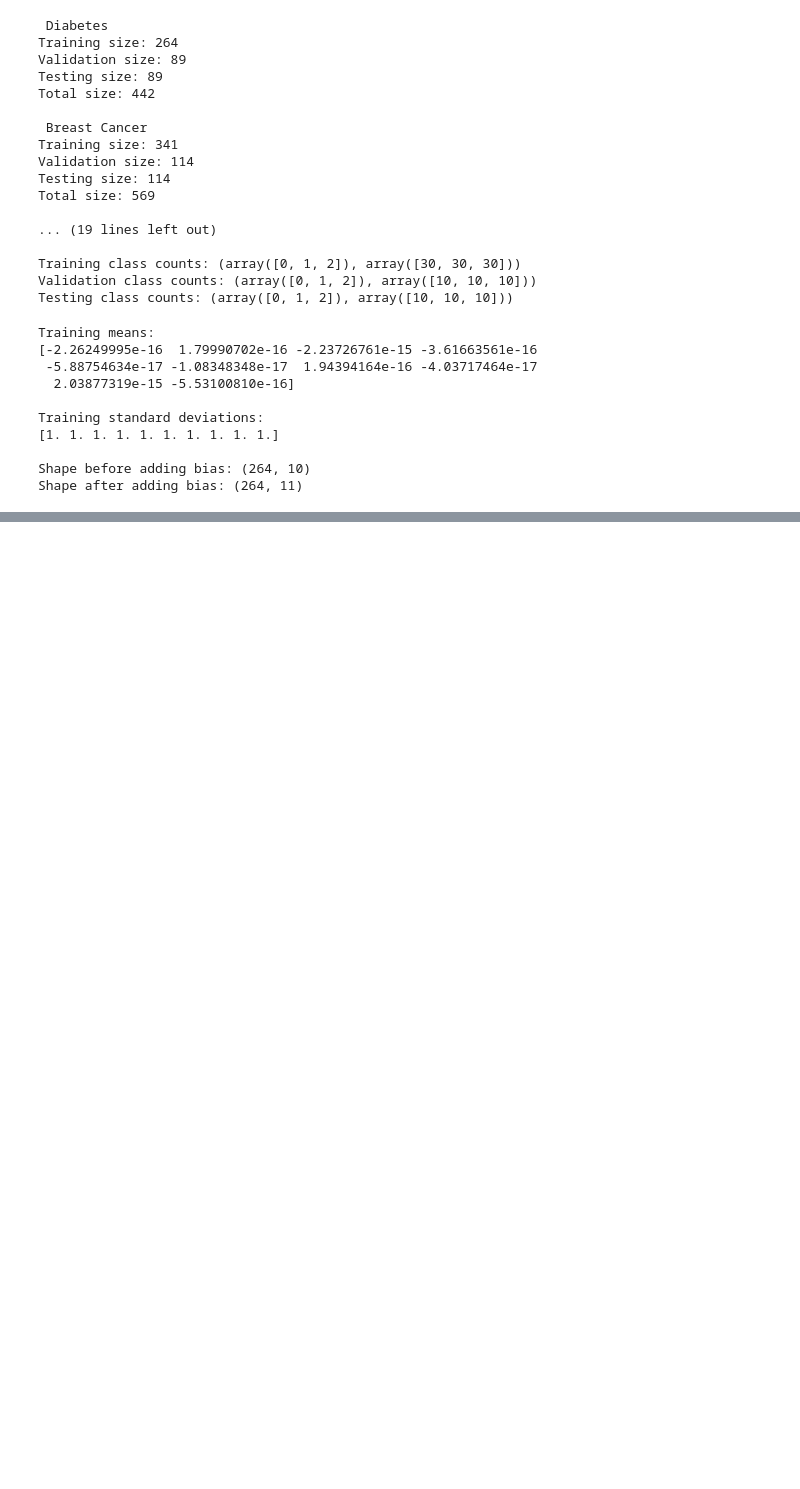
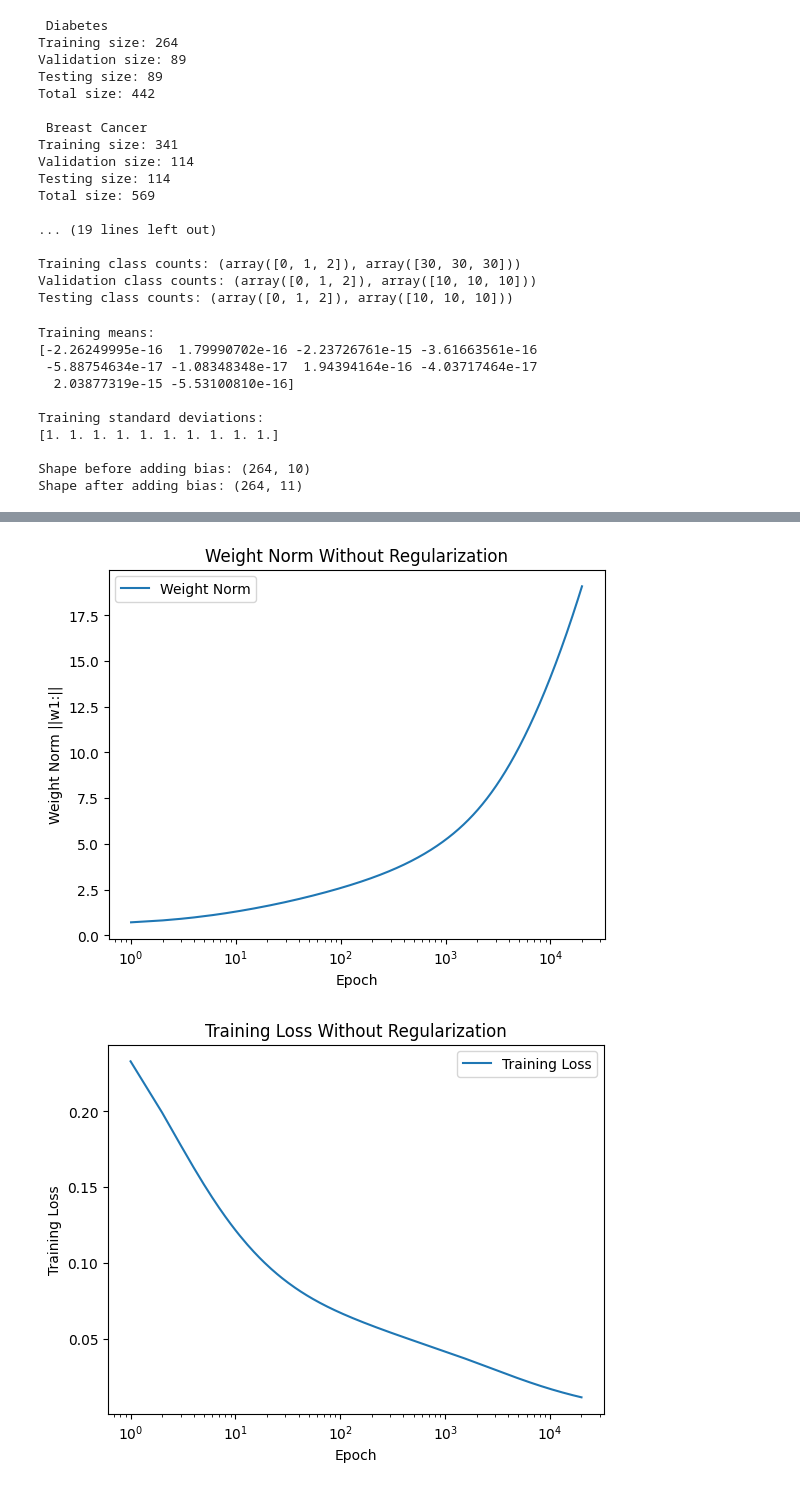
Before and after one commit to asmaa580/Linear-Models-and-Support-Vector-Machines, a Jupyter notebook: notebbok1.ipynb, the cells around one changed output, grey strips where cells are left out. Cells and saved outputs as stored; diff of their text form; code cells hidden in the pictures; blank space fills up the shorter version.

```diff
--- a/notebbok1.ipynb
+++ b/notebbok1.ipynb
@@ -211,0 +528,13 @@ def classification_metrics(cm):
+# %%
+learning_rates=[0.01,0.1,1,5,20]
+lam=0.01
+epochs=1000
+print(f"{'Learning Rate(step size)':<17} {'Final Training Loss':<17}")
+
+for ss in learning_rates:
+    w=np.zeros(X_tr_bias.shape[1])
+    for epoch in range(epochs):
+        gradient=compute_gradient(X_tr_bias, y_tr,w,lam)
+        w=w-ss*gradient
+    finalloss=compute_data_loss(X_tr_bias, y_tr, w)
+    print(f"{ss:<17} {finalloss:<17.4f}")
@@ -211,0 +550,14 @@ def classification_metrics(cm):
+# %%
+lam=0
+epochs=20000
+eta=0.5
+w=np.zeros(X_tr_bias.shape[1])
+weightnorms=[]
+traininglosses=[]
+for epoch in range(epochs):
+    gradient=compute_gradient(X_tr_bias,y_tr,w,lam)
+    w=w-eta*gradient
+    weightnorms.append(np.linalg.norm(w[1:]))
+    traininglosses.append(compute_data_loss(X_tr_bias,y_tr,w))
+print("Final weight norm:", weightnorms[-1])
+print("Final training loss:", traininglosses[-1])
@@ -211,0 +567,20 @@ def classification_metrics(cm):
+# %%
+epoch_numbers=np.arange(1,epochs+1)
+plt.plot(epoch_numbers, weightnorms, label="Weight Norm")
+plt.xlabel("Epoch")
+plt.ylabel("Weight Norm ||w1:||")
+plt.title("Weight Norm Without Regularization")
+plt.xscale("log")
+plt.legend()
+plt.show()
+
+plt.plot(epoch_numbers, traininglosses, label="Training Loss")
+plt.xlabel("Epoch")
+plt.ylabel("Training Loss")
+plt.title("Training Loss Without Regularization")
+plt.xscale("log")
+plt.legend()
+plt.show()
+# %% [output]
+[figure, added]
+[figure, added]
```
Also changed, not shown: parts of 56 cells of this notebook.
